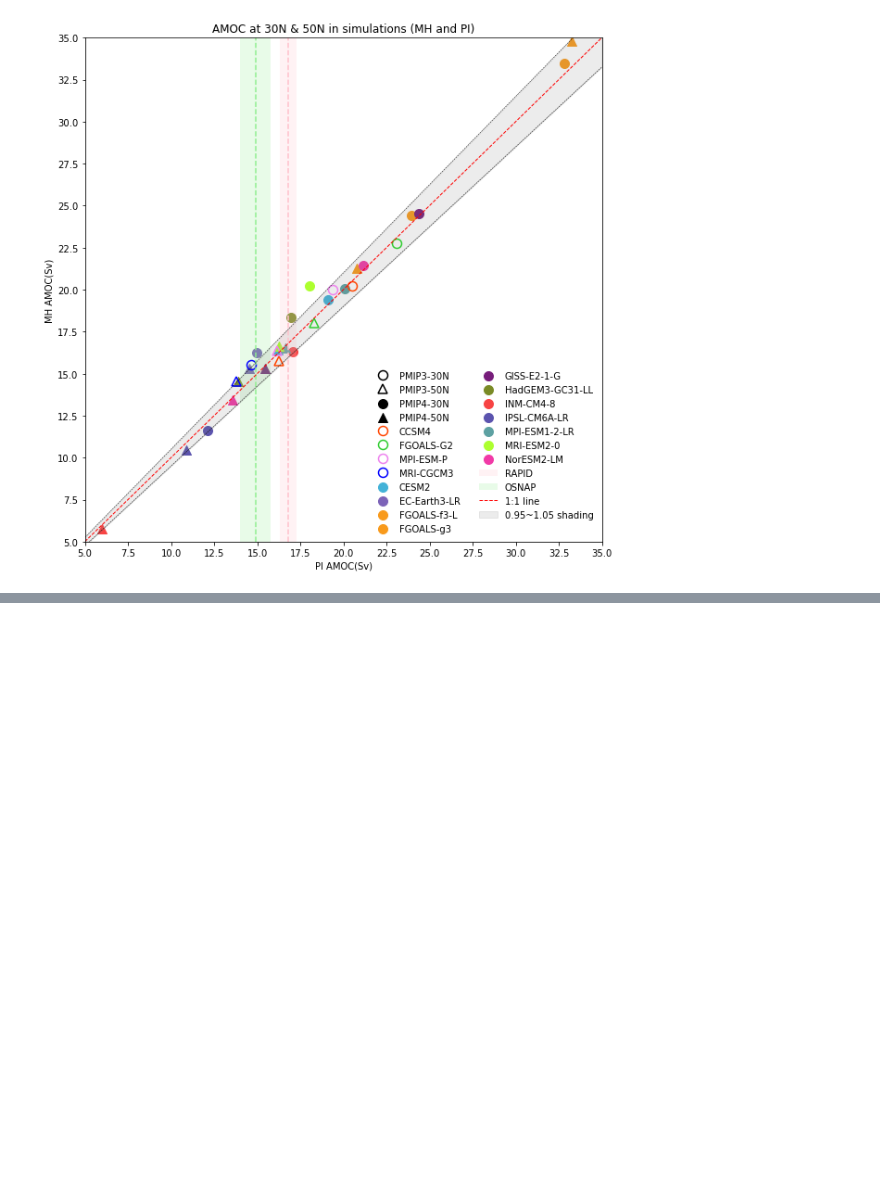
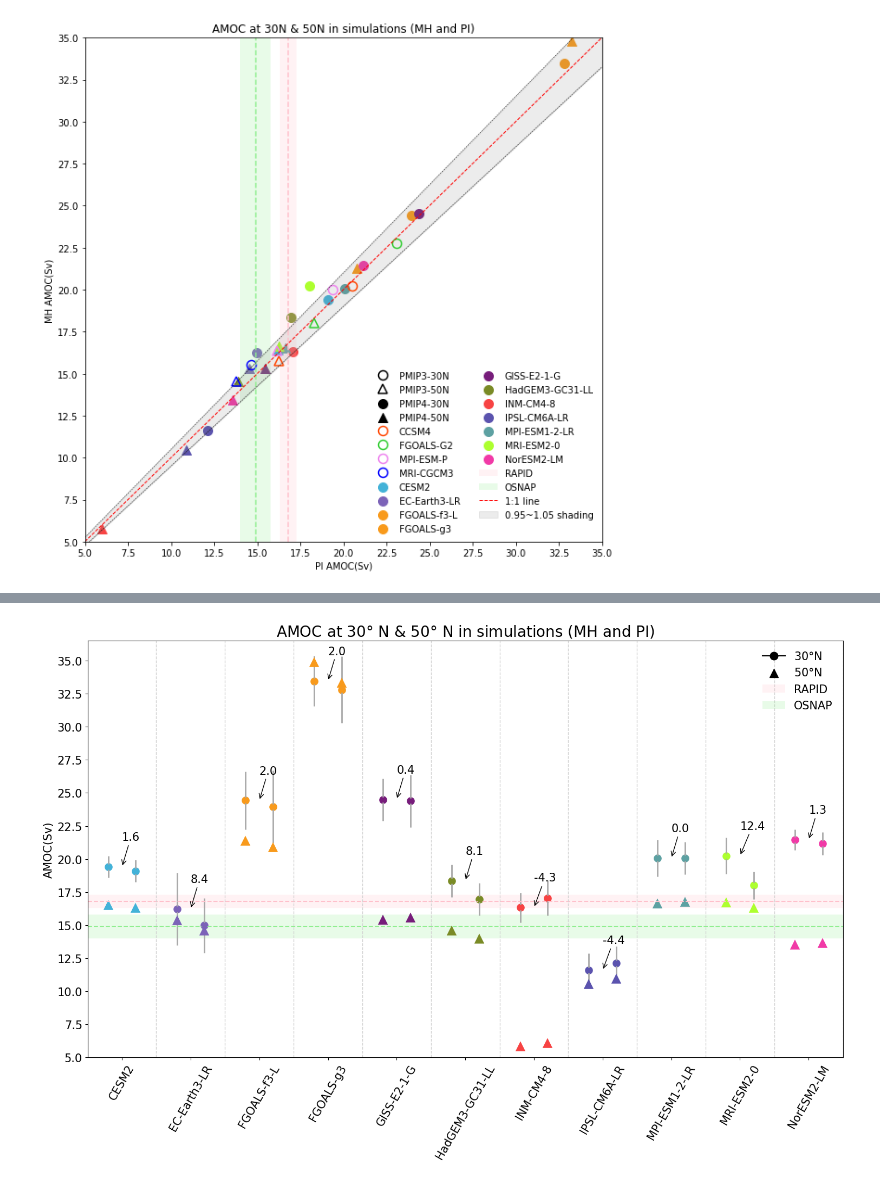
Before and after one commit to pmip4/AMOC-during-the-interglacials-in-PMIP4-simulations-, a Jupyter notebook: notebooks/Fig_1_(MH-PI)_amoc_scatter.ipynb, the cells around one changed output, grey strips where cells are left out. Drawn from its saved outputs; the diff is of its cells as text; code cells hidden in the pictures; blank space fills up the shorter version.

```diff
--- a/notebooks/Fig_1_(MH-PI)_amoc_scatter.ipynb
+++ b/notebooks/Fig_1_(MH-PI)_amoc_scatter.ipynb
@@ -531,0 +609,3 @@ ax.set(title='AMOC at 30N & 50N in simulations (MH and PI)')
+# %%
+mh_std=ds_9.loc[0:11,'MH std (anuual mean AMOC 30N)']
+print(mh_std)
@@ -531,0 +626,3 @@ ax.set(title='AMOC at 30N & 50N in simulations (MH and PI)')
+# %%
+pi_std=ds_9.loc[0:11,'PI std (anuual mean AMOC 30N )']
+print(pi_std)
@@ -531,0 +643,3 @@ ax.set(title='AMOC at 30N & 50N in simulations (MH and PI)')
+# %%
+mh_per_change=ds_9.loc[0:11,'% of change (wrt PI)']
+print(mh_per_change)
@@ -531,0 +677,71 @@ ax.set(title='AMOC at 30N & 50N in simulations (MH and PI)')
+# %%
+#Generate plotting positions
+p1=[0.3,1.3,2.3,3.3,4.3,5.3,6.3,7.3,8.3,9.3,10.3]
+p2=[0.5,1.5,2.5,3.5,4.5,5.5,6.5,7.5,8.5,9.5,10.5]
+p3=[0.7,1.7,2.7,3.7,4.7,5.7,6.7,7.7,8.7,9.7,10.7]
+#Generate ref. lines
+xlines=[1,2,3,4,5,6,7,8,9,10,11]
+ylines=[14.9,16.8]
+# %%
+fig=plt.figure(figsize=(18,10))
+ax=fig.add_subplot(111)
+#plt.figure(figsize=(18,10))
+plt.ylim((5,36.5))
+plt.xlim((0,11))
+plt.xticks(size = 15)
+plt.yticks(size = 15)
+
+ax.plot(0,0,color='k',marker='o',label='$30\degree$N',mew=5.5)
+ax.scatter(0,0,color='k',marker='^',label='$50\degree$N',s=130)
+
+for m in range (0,len(pmip4_modelname)):
+    plt.plot(p1[m],amoc_mh_30[m],marker='o', color=(pmip4_r[m],pmip4_g[m],pmip4_b[m]),fillstyle='full',mew=5.5, ms=5,linestyle='None')
+    plt.plot(p3[m],amoc_pi_30[m],marker='o', color=(pmip4_r[m],pmip4_g[m],pmip4_b[m]),fillstyle='full',mew=5.5, ms=5,linestyle='None')
+    mh_yerr = mh_std[:]
+    pi_yerr = pi_std[:]
+    plt.errorbar(p1[m], amoc_mh_30[m], yerr=mh_yerr[m], fmt='o', color=(pmip4_r[m],pmip4_g[m],pmip4_b[m]), ecolor='darkgray', elinewidth=2, capsize=0)
+    plt.errorbar(p3[m], amoc_pi_30[m], yerr=pi_yerr[m], fmt='o', color=(pmip4_r[m],pmip4_g[m],pmip4_b[m]), ecolor='darkgray', elinewidth=2, capsize=0)
+
+
+
+
+    plt.plot(p1[m],amoc_mh_50[m],marker='^', color=(pmip4_r[m],pmip4_g[m],pmip4_b[m]),fillstyle='full',mew=5.5, ms=5,linestyle='None')
+    plt.plot(p3[m],amoc_pi_50[m],marker='^', color=(pmip4_r[m],pmip4_g[m],pmip4_b[m]),fillstyle='full',mew=5.5, ms=5,linestyle='None')
+
+
+    plt.annotate('%s'%(mh_per_change[m]), xy=(p2[m],amoc_mh_30[m]),xytext=(p2[m],amoc_mh_30[m]+2),
+                                        arrowprops=dict(arrowstyle='->',connectionstyle='arc3'),fontsize=15)
+
+
+plt.xticks(p2,pmip4_model_name,fontsize=15,rotation=60)
+
+
+X = np.linspace(0, 11, 1000)
+Y1 = 0*X+16.3 #overlap RAPID 16.8+/-0.5
+Y2 = 0*X+17.3
+
+Y3 = 0*X+14 #OSNAP:14.9+/-0.9 Sv
+Y4 = 0*X+15.8
+
+plt.axhline(y=16.8,color='pink',linestyle="--",linewidth=1.5)
+plt.fill_between(X,Y1,Y2,facecolor='pink', alpha=0.2, label='RAPID') # define the range for x-axis, then define the range for y-axis (upper & bottom)
+plt.axhline(y=14.9,color='lightgreen',linestyle="--",linewidth=1.5)
+plt.fill_between(X,Y3,Y4,facecolor='lightgreen', alpha=0.2, label='OSNAP')
+
+leg=plt.legend(edgecolor='None',facecolor='None',fontsize=15,loc='upper right')
+for line, text in zip(leg.get_lines(), leg.get_texts()):
+    text.set_color(line.get_color())
+for xi in xlines:
+    plt.axvline(xi,color='lightgrey',linestyle="--",linewidth=1)
+
+plt.title('AMOC at $30\degree$ N & $50\degree$ N in simulations (MH and PI)',fontsize=20)
+plt.ylabel('AMOC(Sv)',fontsize=15)
+ax.yaxis.set_major_locator(MultipleLocator(2.5))
+#ax.yaxis.set_minor_locator(MultipleLocator(2.5))
+
+# for each model: left is MH amoc, right is PI amoc
+# circle is 30N amoc (with error bars - 1std) , triangle is 50N amoc (without error bar)
+# the percentage of AMOC changes at 30N (w.r.t PI amoc) is annotated -- (+)values means MH amoc > PI amoc
+#                                                                   (-)values means MH amoc < PI amoc
+# %% [output]
+[figure, added]
```
Also changed, not shown: parts of 16 cells of this notebook.
